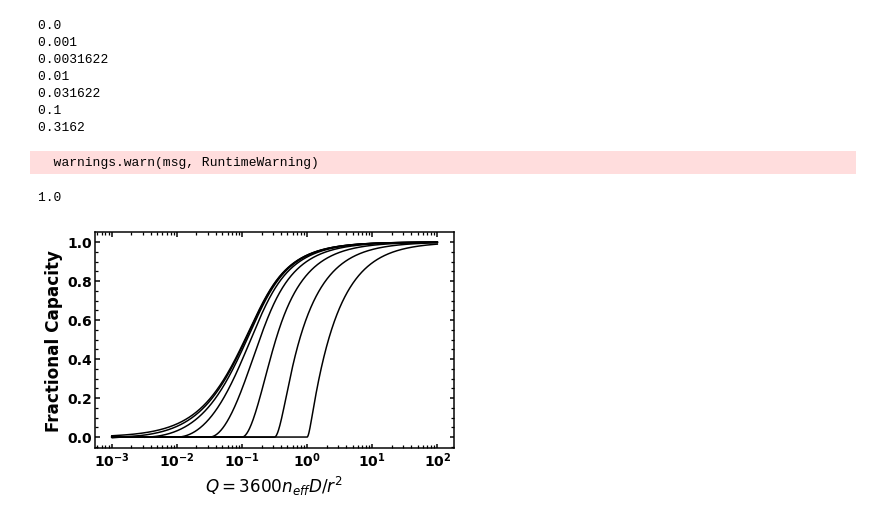
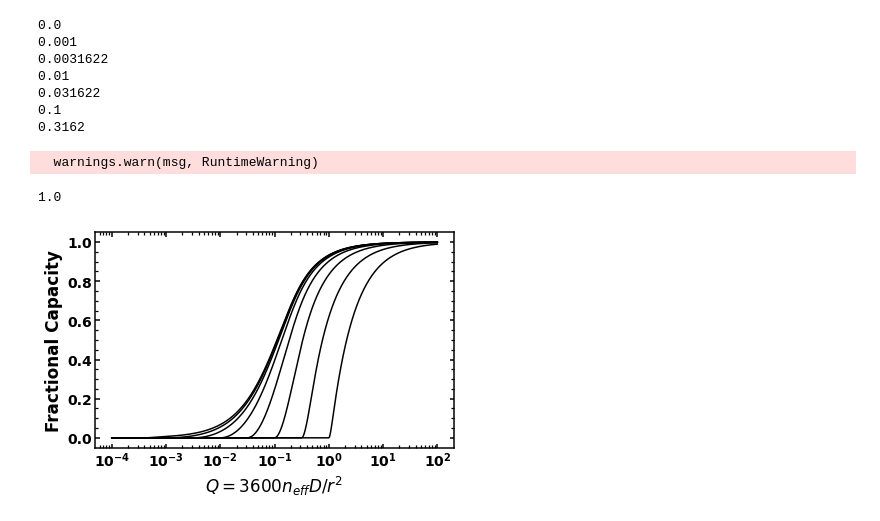
Before and after one commit to mmemcormier/amid, a Jupyter notebook: test_IRfit.ipynb, the cells around one changed output. Drawn from its saved outputs; the diff is of its cells as text; code cells hidden in the pictures.

```diff
--- a/test_IRfit.ipynb
+++ b/test_IRfit.ipynb
@@ -27,38 +27,40 @@ Q_thr2 = np.zeros(len(R_Ohm))
 with plt.style.context('grapher'):
     for i in range(len(R_Ohm)):
         print(R_Ohm[i])
-        Q_arr = np.logspace(-3, 2, nQ)
+        Q_arr = np.logspace(-4, 2, nQ)
         tau_sol = np.zeros(nQ)
         tau_guess = 0.5
         for j in range(nQ):
             Q = Q_arr[j]
             func = lambda tau: tau - 1 + (1/(A*Q))*(1/B - 2*(np.sum(np.exp(-alphas*tau*Q)/alphas))) + R_Ohm[i]/Q if R_Ohm[i]<Q else tau
             tau_sol[j] = fsolve(func, tau_guess, factor=1.)
+            if tau_sol[j] < 0:
+                tau_sol[j] = 0
 
         for j in range(nQ):
             Q = Q_arr[j]
             if 1/B*0.01 < 2*(np.sum(np.exp(-alphas*tau_sol[j]*Q)/alphas)):
                 tau_thr1[i] = tau_sol[j]
                 Q_thr1[i] = Q_arr[j]
 
             if 1/B*0.5 < 2*(np.sum(np.exp(-alphas*tau_sol[j]*Q)/alphas)):
                 tau_thr2[i] = tau_sol[j]
                 Q_thr2[i] = Q_arr[j]
 
         plt.semilogx(Q_arr, tau_sol, '-k')
 
     #plt.semilogx(Q_thr1, tau_thr1)
     #plt.semilogx(Q_thr2, tau_thr2)
     plt.xlabel(r'$Q = 3600 n_{eff} D / r^2$')
     plt.ylabel('Fractional Capacity')
 # %% [output]
 0.0
 0.001
 0.0031622
 0.01
 0.031622
 0.1
 0.3162
   warnings.warn(msg, RuntimeWarning)
 1.0
-[figure, old version]
+[figure, new version]
```
Also changed, not shown: 2 other files.
